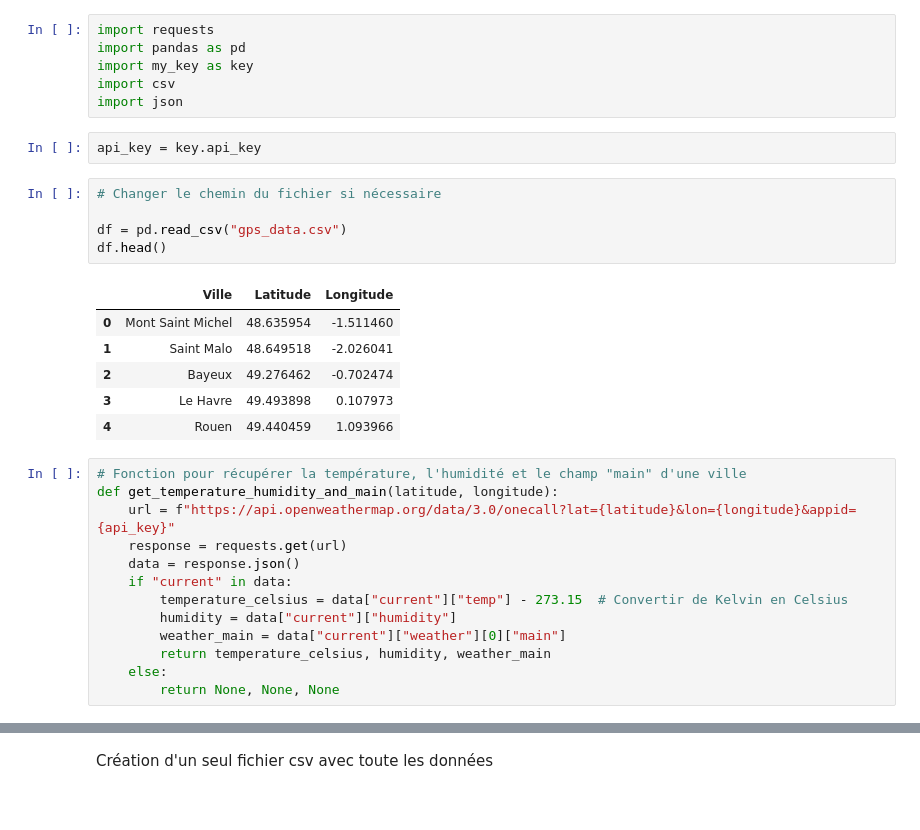
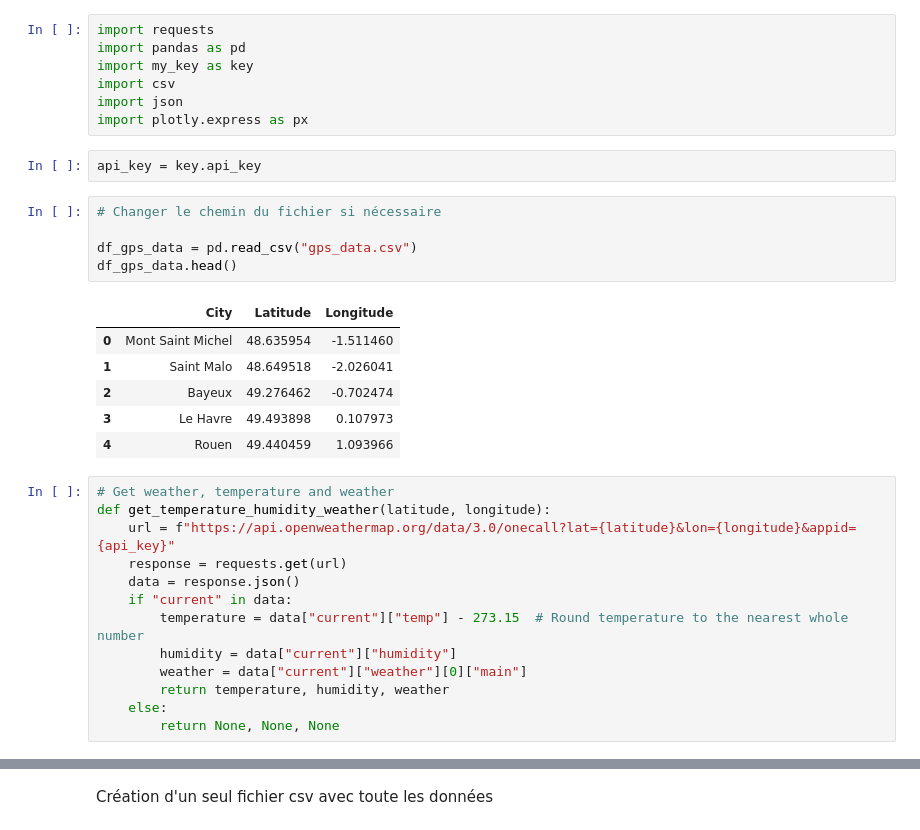
Before and after one commit to Qv-code-Qv/kayak_data, a Jupyter notebook: openweathermap.ipynb, the cells around one changed output, grey strips where cells are left out. Cells and saved outputs as stored; diff of their text form.

```diff
--- a/openweathermap.ipynb
+++ b/openweathermap.ipynb
@@ -4,31 +4,32 @@ import pandas as pd
 import my_key as key
 import csv
 import json
+import plotly.express as px
 # %%
 api_key = key.api_key
 # %%
 # Changer le chemin du fichier si nécessaire
 
-df = pd.read_csv("gps_data.csv")
-df.head()
+df_gps_data = pd.read_csv("gps_data.csv")
+df_gps_data.head()
 # %% [output]
-|  | Ville | Latitude | Longitude |
+|  | City | Latitude | Longitude |
 | 0 | Mont Saint Michel | 48.635954 | -1.511460 |
 | 1 | Saint Malo | 48.649518 | -2.026041 |
 | 2 | Bayeux | 49.276462 | -0.702474 |
 | 3 | Le Havre | 49.493898 | 0.107973 |
 | 4 | Rouen | 49.440459 | 1.093966 |
 # %%
-# Fonction pour récupérer la température, l'humidité et le champ "main" d'une ville
-def get_temperature_humidity_and_main(latitude, longitude):
+# Get weather, temperature and weather
+def get_temperature_humidity_weather(latitude, longitude):
     url = f"https://api.openweathermap.org/data/3.0/onecall?lat={latitude}&lon={longitude}&appid={api_key}"
     response = requests.get(url)
     data = response.json()
     if "current" in data:
-        temperature_celsius = data["current"]["temp"] - 273.15  # Convertir de Kelvin en Celsius
+        temperature = data["current"]["temp"] - 273.15  # Round temperature to the nearest whole number
         humidity = data["current"]["humidity"]
-        weather_main = data["current"]["weather"][0]["main"]
-        return temperature_celsius, humidity, weather_main
+        weather = data["current"]["weather"][0]["main"]
+        return temperature, humidity, weather
     else:
         return None, None, None
 # %%
```
Also changed, not shown: parts of 15 cells of this notebook, 4 other files.
